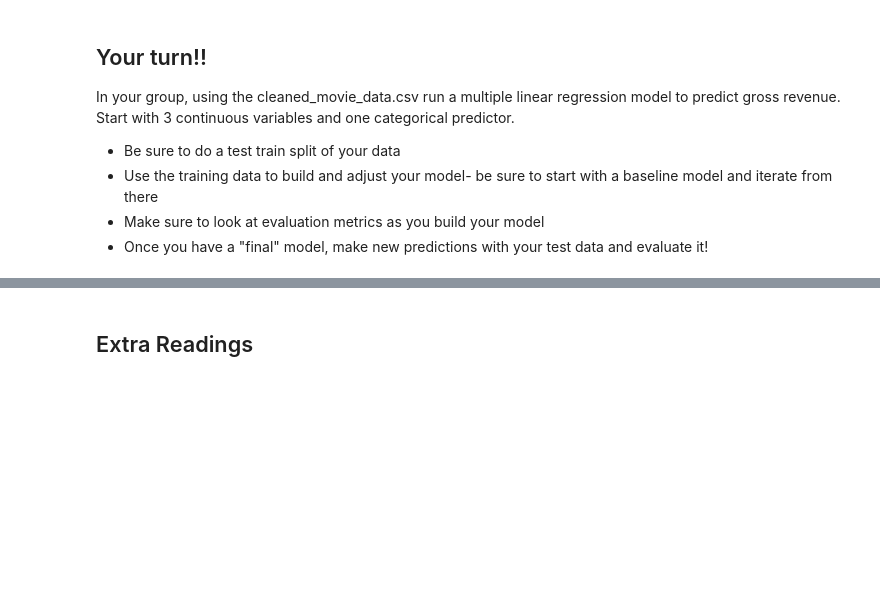
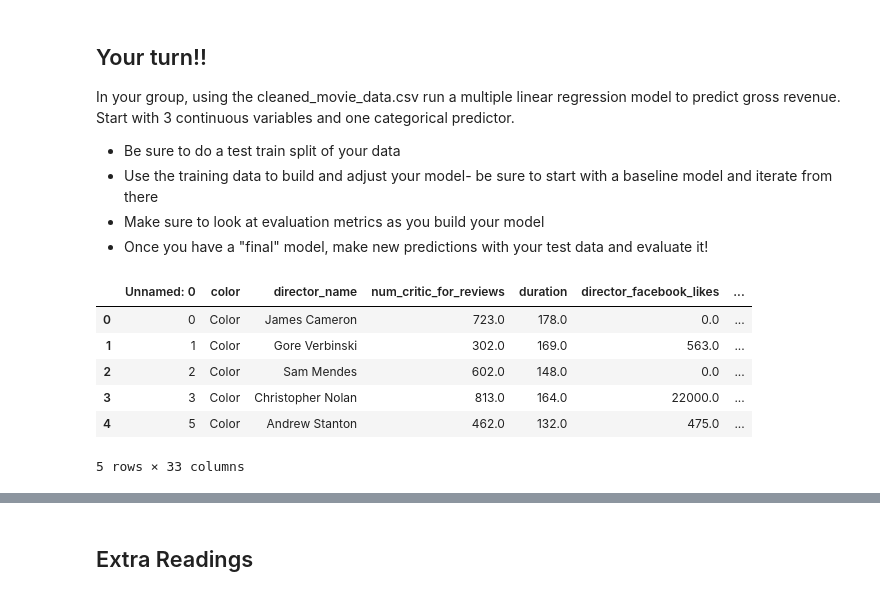
Before and after one commit to SlimHintz/Validation, a Jupyter notebook: Validation.ipynb, the cells around one changed output, grey strips where cells are left out. Saved outputs shown, nothing was run; the diff lists cells and outputs as text; code cells hidden in the pictures; blank space fills up the shorter version.

```diff
--- a/Validation.ipynb
+++ b/Validation.ipynb
@@ -359,0 +531,11 @@ In your group, using the cleaned_movie_data.csv run a multiple linear regression
+# %%
+df = pd.read_csv("cleaned_movie_data.csv")
+df.head()
+# %% [output]
+|  | Unnamed: 0 | color | director_name | num_critic_for_reviews | duration | director_facebook_likes | ... |
+| 0 | 0 | Color | James Cameron | 723.0 | 178.0 | 0.0 | ... |
+| 1 | 1 | Color | Gore Verbinski | 302.0 | 169.0 | 563.0 | ... |
+| 2 | 2 | Color | Sam Mendes | 602.0 | 148.0 | 0.0 | ... |
+| 3 | 3 | Color | Christopher Nolan | 813.0 | 164.0 | 22000.0 | ... |
+| 4 | 5 | Color | Andrew Stanton | 462.0 | 132.0 | 475.0 | ... |
+5 rows × 33 columns
```
Also changed, not shown: parts of 53 cells of this notebook.
